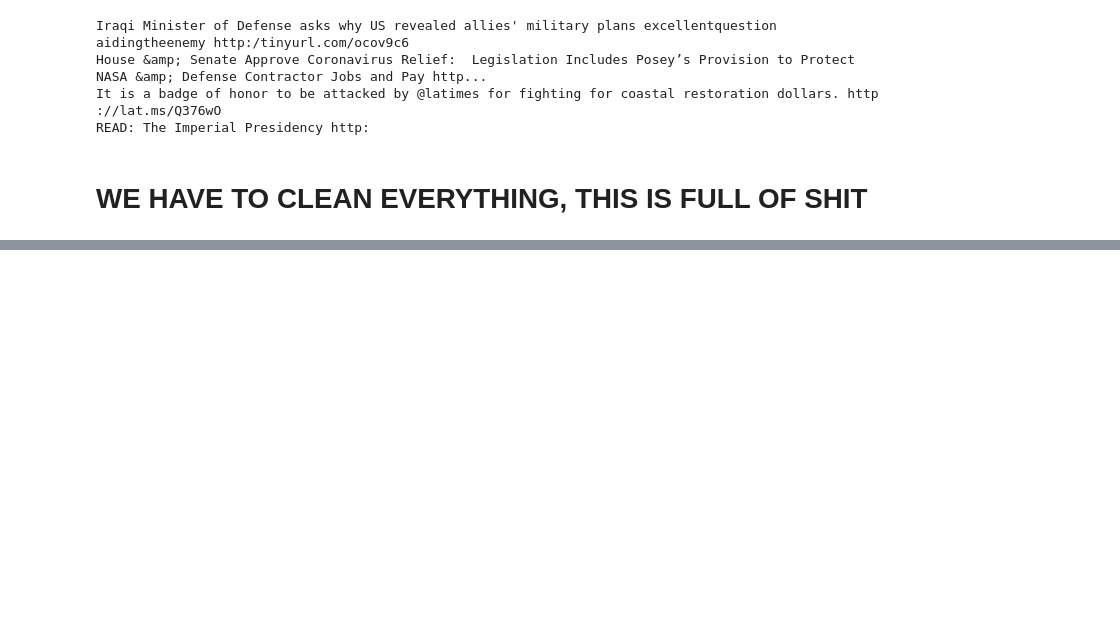
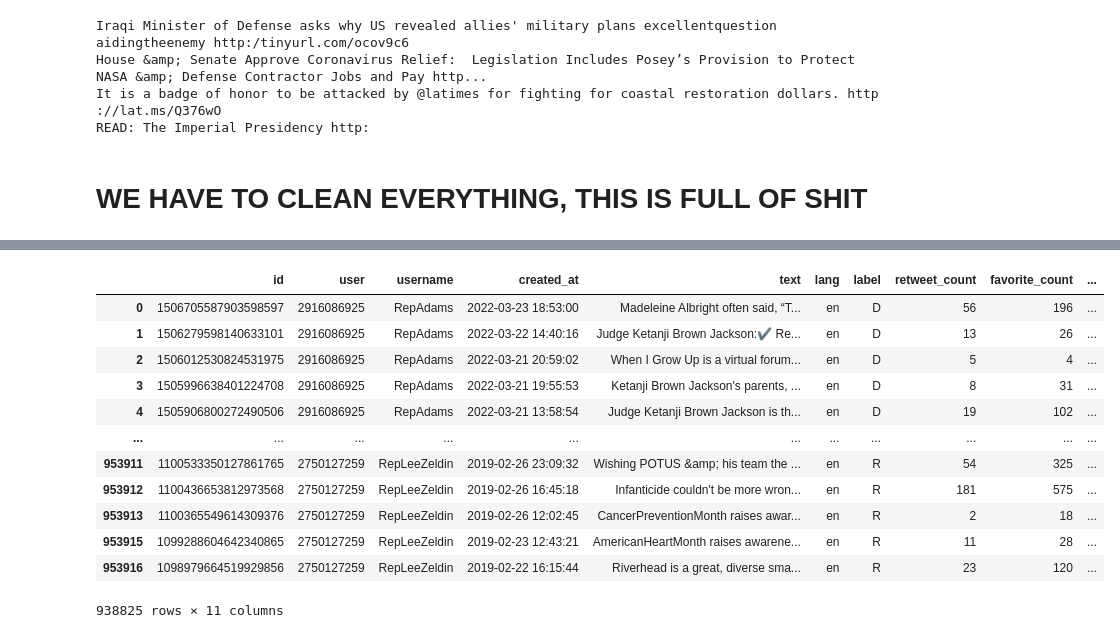
Before and after one commit to aferrero23/twitter-category-nlp, a Jupyter notebook: src/pre_data_cleaning.ipynb, the cells around one changed output, grey strips where cells are left out. Cells and saved outputs as stored; diff of their text form; code cells hidden in the pictures; blank space fills up the shorter version.

```diff
--- a/src/pre_data_cleaning.ipynb
+++ b/src/pre_data_cleaning.ipynb
@@ -335,0 +342,16 @@ stemmer = nltk.stem.PorterStemmer()
+# %%
+from nltk.stem import PorterStemmer        # module for stemming
+
+
+# Instantiate stemming class
+stemmer = PorterStemmer()
+
+# Create an empty list to store the stems
+tweets_stem = []
+
+for word in tweets_clean:
+    stem_word = stemmer.stem(word)  # stemming word
+    tweets_stem.append(stem_word)  # append to the list
+
+print('stemmed words:')
+print(tweets_stem)
@@ -345,7 +370,7 @@ import string
 
 words = []
 count = []
-list_of_rubish = ['&amp;', '-', '…', '’', '“', '—', '”']
+list_of_rubish = ['&amp;', '-', '…', '’', '“', '—', '”', '✔', 'amp']
 for word, number in top_used_words_ordered_republicans:
     if len(words) > 20:
         break
@@ -467,0 +511,27 @@ READ: The Imperial Presidency http:
+# %%
+def create_corpus_column(tweet):
+    cleaned_corpus = []
+    corpus = tokenizer.tokenize(tweet)
+    for word in corpus:
+        if (word not in stop) and (word not in list_of_rubish) and (word not in string.punctuation):
+             cleaned_corpus.append(word)
+    return cleaned_corpus
+# %%
+df_test = df.copy()
+# %%
+df_test['text_corpus'] = df_test['text'].apply(create_corpus_column)
+df_test
+# %% [output]
+|  | id | user | username | created_at | text | lang | label | retweet_count | favorite_count | ... |
+| 0 | 1506705587903598597 | 2916086925 | RepAdams | 2022-03-23 18:53:00 | Madeleine Albright often said, “T... | en | D | 56 | 196 | ... |
+| 1 | 1506279598140633101 | 2916086925 | RepAdams | 2022-03-22 14:40:16 | Judge Ketanji Brown Jackson:✔️ Re... | en | D | 13 | 26 | ... |
+| 2 | 1506012530824531975 | 2916086925 | RepAdams | 2022-03-21 20:59:02 | When I Grow Up is a virtual forum... | en | D | 5 | 4 | ... |
+| 3 | 1505996638401224708 | 2916086925 | RepAdams | 2022-03-21 19:55:53 | Ketanji Brown Jackson's parents, ... | en | D | 8 | 31 | ... |
+| 4 | 1505906800272490506 | 2916086925 | RepAdams | 2022-03-21 13:58:54 | Judge Ketanji Brown Jackson is th... | en | D | 19 | 102 | ... |
+| ... | ... | ... | ... | ... | ... | ... | ... | ... | ... | ... |
+| 953911 | 1100533350127861765 | 2750127259 | RepLeeZeldin | 2019-02-26 23:09:32 | Wishing POTUS &amp; his team the ... | en | R | 54 | 325 | ... |
+| 953912 | 1100436653812973568 | 2750127259 | RepLeeZeldin | 2019-02-26 16:45:18 | Infanticide couldn't be more wron... | en | R | 181 | 575 | ... |
+| 953913 | 1100365549614309376 | 2750127259 | RepLeeZeldin | 2019-02-26 12:02:45 | CancerPreventionMonth raises awar... | en | R | 2 | 18 | ... |
+| 953915 | 1099288604642340865 | 2750127259 | RepLeeZeldin | 2019-02-23 12:43:21 | AmericanHeartMonth raises awarene... | en | R | 11 | 28 | ... |
+| 953916 | 1098979664519929856 | 2750127259 | RepLeeZeldin | 2019-02-22 16:15:44 | Riverhead is a great, diverse sma... | en | R | 23 | 120 | ... |
+938825 rows × 11 columns
```
Also changed, not shown: parts of 16 cells of this notebook.
